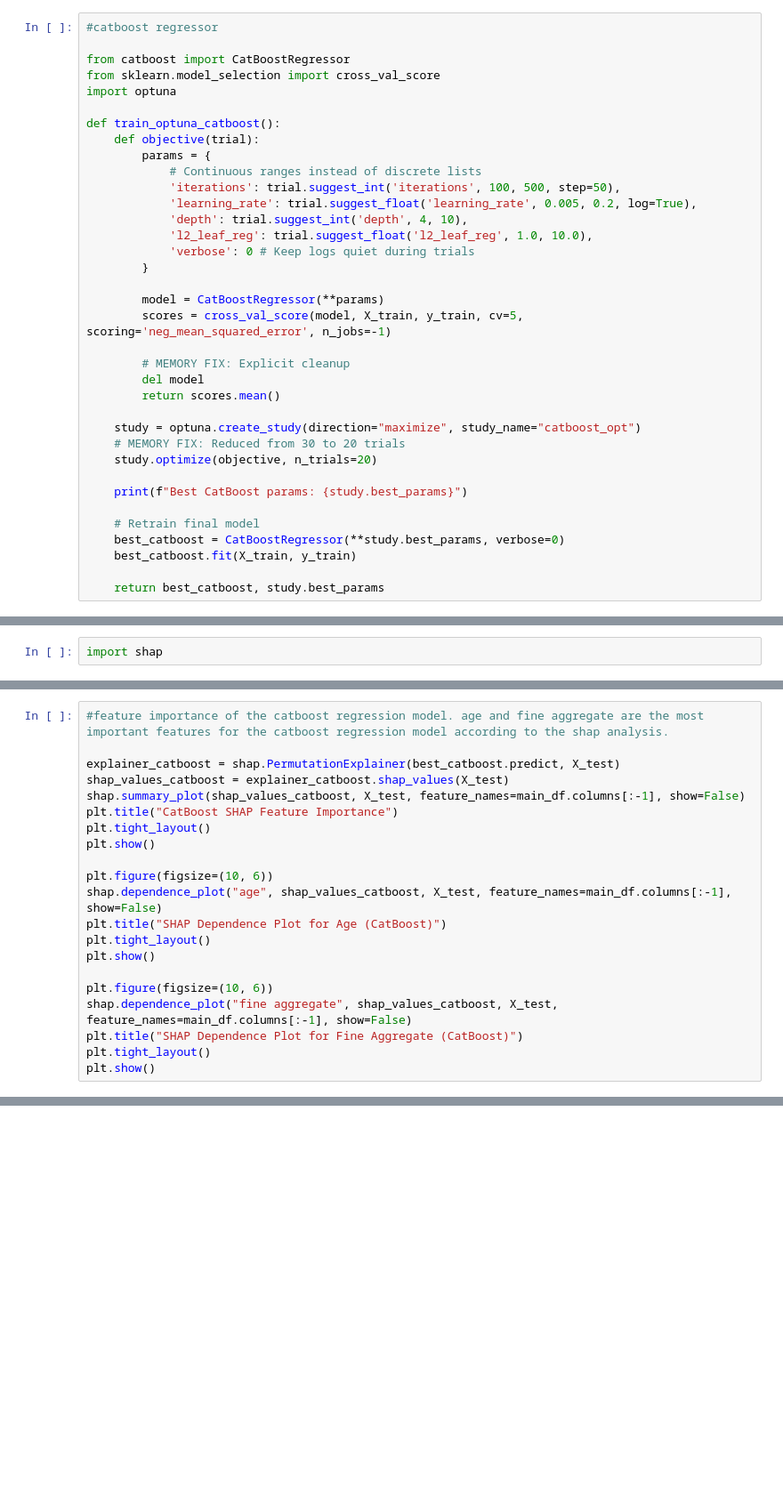
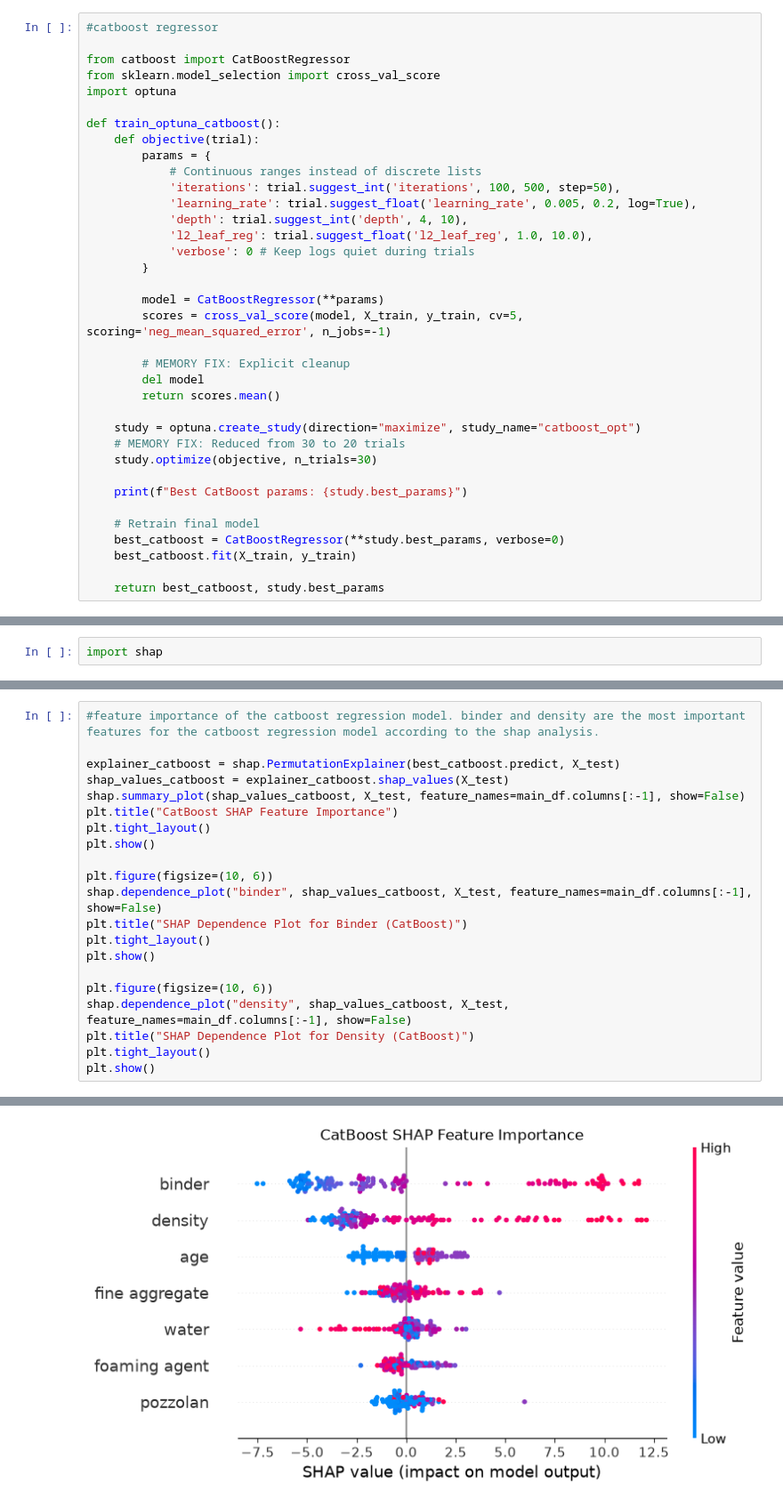
Before and after one commit to IAM-MUKUND/advanced-concrete-analysis, a Jupyter notebook: lightweight_dataset_research.ipynb, the cells around one changed output, grey strips where cells are left out. Shown at 89% size. Saved outputs shown, nothing was run; the diff lists cells and outputs as text; blank space fills up the shorter version.

```diff
--- a/lightweight_dataset_research.ipynb
+++ b/lightweight_dataset_research.ipynb
@@ -346,7 +347,7 @@ def train_optuna_catboost():
 
     study = optuna.create_study(direction="maximize", study_name="catboost_opt")
     # MEMORY FIX: Reduced from 30 to 20 trials
-    study.optimize(objective, n_trials=20)
+    study.optimize(objective, n_trials=30)
 
     print(f"Best CatBoost params: {study.best_params}")
 
@@ -1018,5 +1075,5 @@ plt.show()
 # %%
-#feature importance of the catboost regression model. age and fine aggregate are the most important features for the catboost regression model according to the shap analysis.
+#feature importance of the catboost regression model. binder and density are the most important features for the catboost regression model according to the shap analysis.
 
 explainer_catboost = shap.PermutationExplainer(best_catboost.predict, X_test)
 shap_values_catboost = explainer_catboost.shap_values(X_test)
@@ -1026,13 +1083,14 @@ plt.tight_layout()
 plt.show()
 
 plt.figure(figsize=(10, 6))
-shap.dependence_plot("age", shap_values_catboost, X_test, feature_names=main_df.columns[:-1], show=False)
-plt.title("SHAP Dependence Plot for Age (CatBoost)")
+shap.dependence_plot("binder", shap_values_catboost, X_test, feature_names=main_df.columns[:-1], show=False)
+plt.title("SHAP Dependence Plot for Binder (CatBoost)")
 plt.tight_layout()
 plt.show()
 
 plt.figure(figsize=(10, 6))
-shap.dependence_plot("fine aggregate", shap_values_catboost, X_test, feature_names=main_df.columns[:-1], show=False)
-plt.title("SHAP Dependence Plot for Fine Aggregate (CatBoost)")
+shap.dependence_plot("density", shap_values_catboost, X_test, feature_names=main_df.columns[:-1], show=False)
+plt.title("SHAP Dependence Plot for Density (CatBoost)")
 plt.tight_layout()
 plt.show()
+# %% [output]
@@ -1038,0 +1098 @@ plt.show()
+[figure, added]
```
Also changed, not shown: parts of 31 cells of this notebook.
